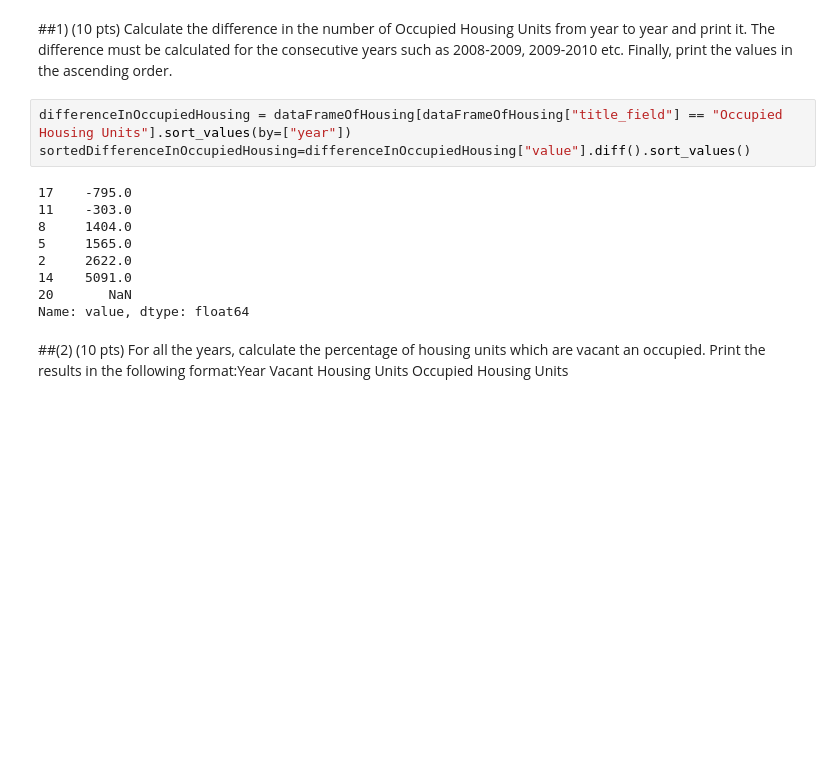
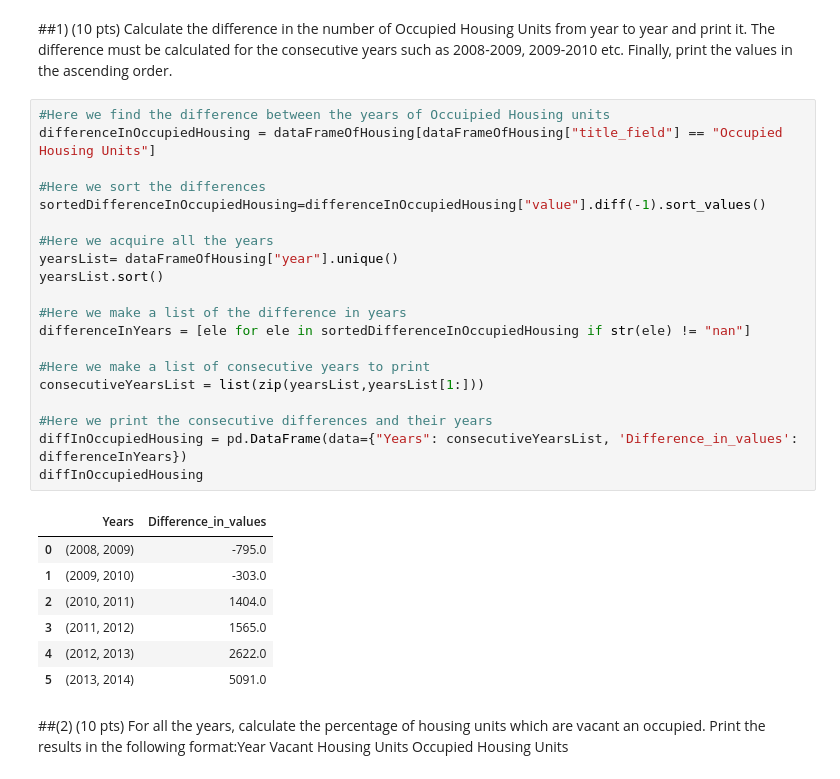
Before and after one commit to Abhivarma-Birru-Unt/Abhivarma_INFO5731_Spring2023, a Jupyter notebook: INFO5731_Assignment_One_fall2022_Abhivarma.ipynb, the cells around one changed output. Saved outputs shown, nothing was run; the diff lists cells and outputs as text; blank space fills up the shorter version.

```diff
--- a/INFO5731_Assignment_One_fall2022_Abhivarma.ipynb
+++ b/INFO5731_Assignment_One_fall2022_Abhivarma.ipynb
@@ -229,17 +229,33 @@ dataFrameOfHousing
 | 41 | 2008 | Median Gross Rent | 768 |
 # %% [markdown]
 ##1) (10 pts) Calculate the difference in the number of Occupied Housing Units from year to year and print it. The difference must be calculated for the consecutive years such as 2008-2009, 2009-2010 etc. Finally, print the values in the ascending order.
-# %%
-differenceInOccupiedHousing = dataFrameOfHousing[dataFrameOfHousing["title_field"] == "Occupied Housing Units"].sort_values(by=["year"])
-sortedDifferenceInOccupiedHousing=differenceInOccupiedHousing["value"].diff().sort_values()
-# %% [output]
-17    -795.0
-11    -303.0
-8     1404.0
-5     1565.0
-2     2622.0
-14    5091.0
-20       NaN
-Name: value, dtype: float64
+# %%
+#Here we find the difference between the years of Occuipied Housing units
+differenceInOccupiedHousing = dataFrameOfHousing[dataFrameOfHousing["title_field"] == "Occupied Housing Units"]
+
+#Here we sort the differences
+sortedDifferenceInOccupiedHousing=differenceInOccupiedHousing["value"].diff(-1).sort_values()
+
+#Here we acquire all the years
+yearsList= dataFrameOfHousing["year"].unique()
+yearsList.sort()
+
+#Here we make a list of the difference in years
+differenceInYears = [ele for ele in sortedDifferenceInOccupiedHousing if str(ele) != "nan"]
+
+#Here we make a list of consecutive years to print
+consecutiveYearsList = list(zip(yearsList,yearsList[1:]))
+
+#Here we print the consecutive differences and their years
+diffInOccupiedHousing = pd.DataFrame(data={"Years": consecutiveYearsList, 'Difference_in_values': differenceInYears})
+diffInOccupiedHousing
+# %% [output]
+|  | Years | Difference_in_values |
+| 0 | (2008, 2009) | -795.0 |
+| 1 | (2009, 2010) | -303.0 |
+| 2 | (2010, 2011) | 1404.0 |
+| 3 | (2011, 2012) | 1565.0 |
+| 4 | (2012, 2013) | 2622.0 |
+| 5 | (2013, 2014) | 5091.0 |
 # %% [markdown]
 ##(2) (10 pts) For all the years, calculate the percentage of housing units which are vacant an occupied. Print the results in the following format:Year Vacant Housing Units Occupied Housing Units
```
Also changed, not shown: parts of 3 cells of this notebook.
